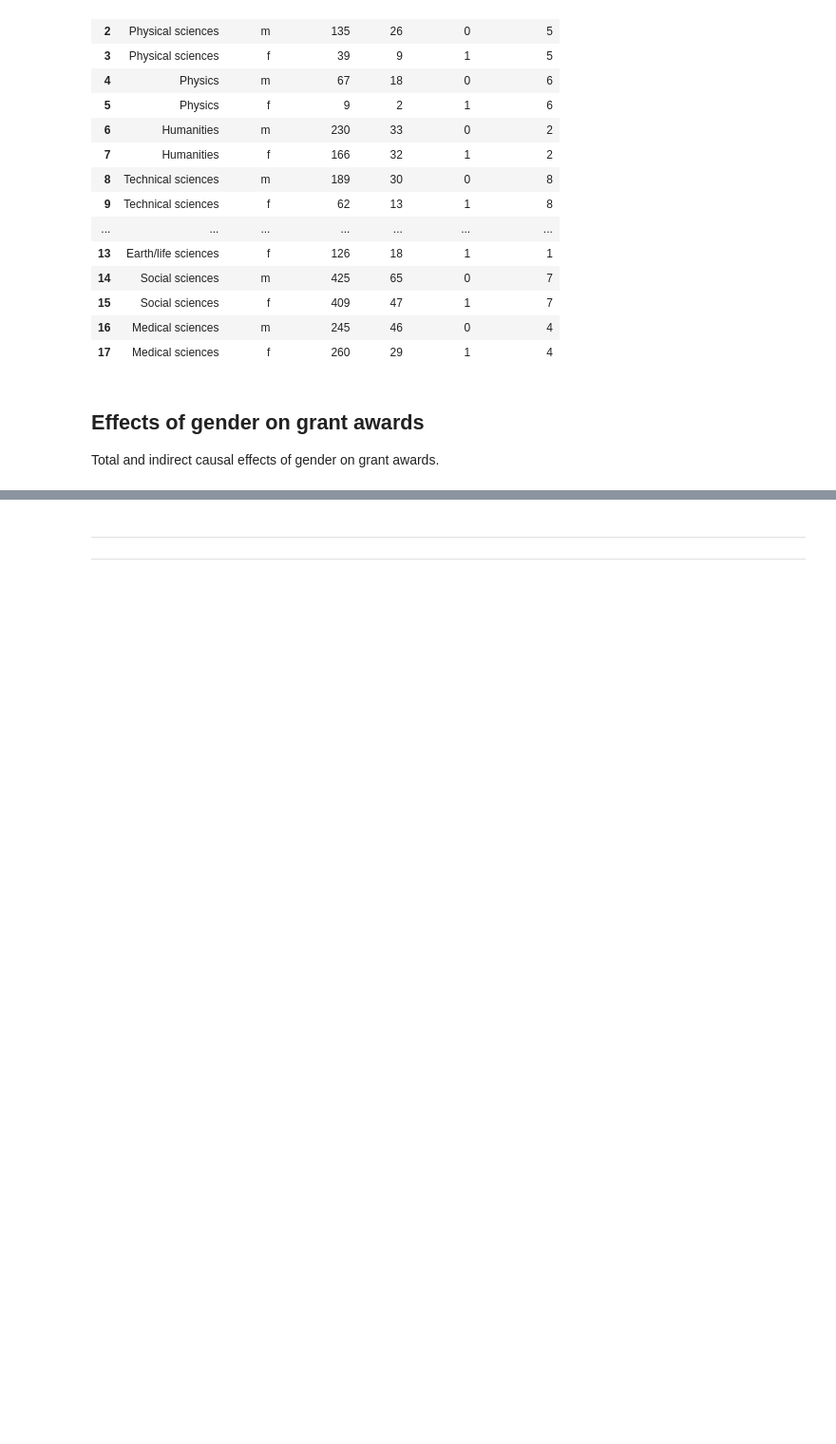
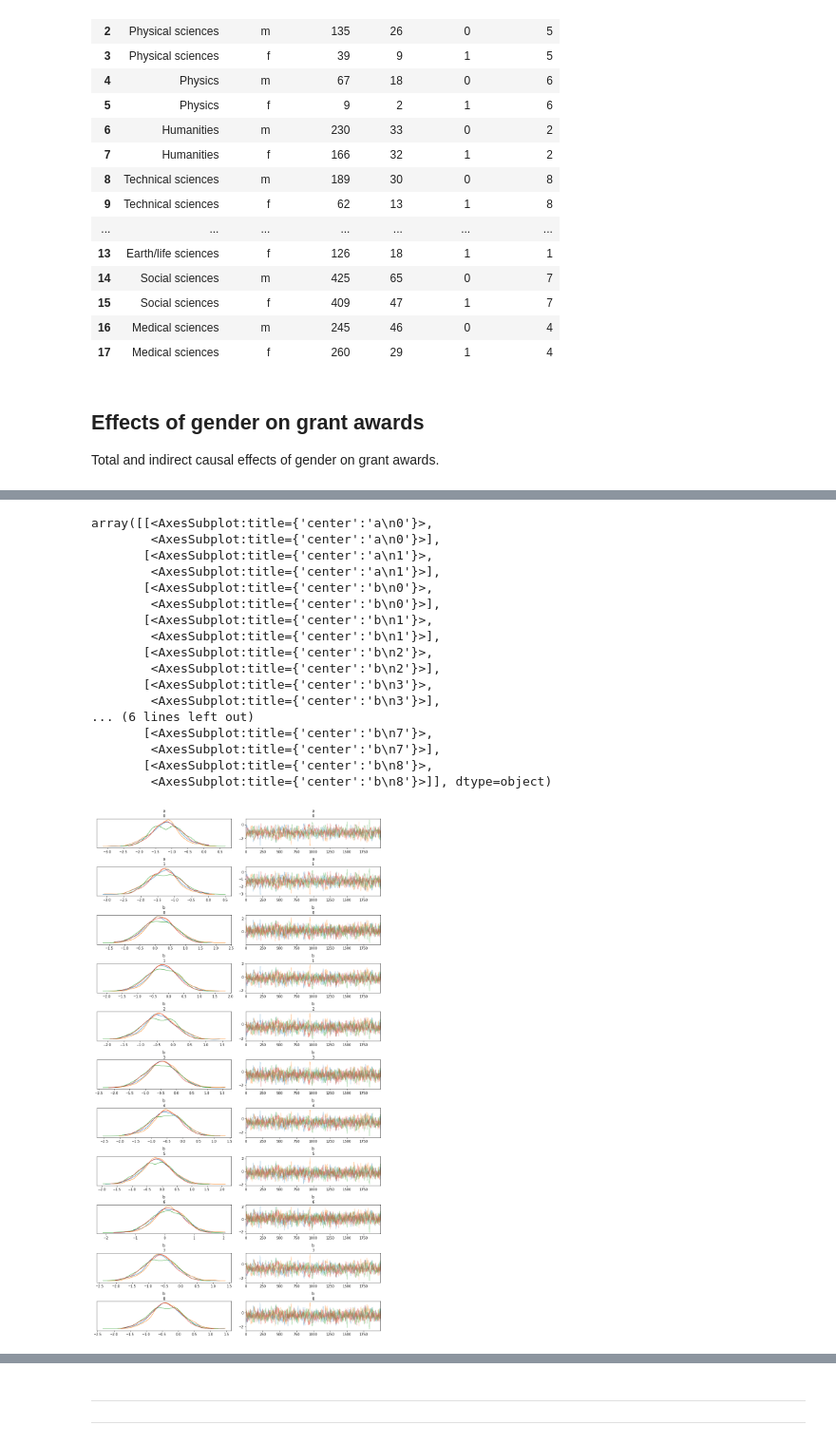
Before and after one commit to elisiojsj/Data-Science, a Jupyter notebook: homeworks_statistical_rethinking/homework_week6.ipynb, the cells around one changed output, grey strips where cells are left out. Shown at 95% size. Cells and saved outputs as stored; diff of their text form; code cells hidden in the pictures; blank space fills up the shorter version.

Commit message:
comments and second model

```diff
--- a/homeworks_statistical_rethinking/homework_week6.ipynb
+++ b/homeworks_statistical_rethinking/homework_week6.ipynb
@@ -98,0 +137,13 @@ with pm.Model() as m2:
+# %%
+with pm.Model() as m2:
+    a = pm.Normal('a', 0, 1.5, shape=len(df.gender_id.unique()))
+    b = pm.Normal('b', 0, 1.5, shape=len(df.discipline_id.unique()))
+
+    p = pm.math.invlogit(a[df.gender_id] + b[df.discipline_id])
+
+    awards = pm.Binomial('awards', n=df.applications, p=p, observed=df.awards)
+
+    #step = pm.Metropolis()
+    #m2_trace = pm.sample(5000, tune=10000, step=step)
+    m2_trace = pm.sample(2000)
+    m2_data = az.from_pymc3(m2_trace)
@@ -98,0 +158,21 @@ with pm.Model() as m2:
+# %%
+az.plot_trace(m2_trace)
+# %% [output]
+array([[<AxesSubplot:title={'center':'a\n0'}>,
+        <AxesSubplot:title={'center':'a\n0'}>],
+       [<AxesSubplot:title={'center':'a\n1'}>,
+        <AxesSubplot:title={'center':'a\n1'}>],
+       [<AxesSubplot:title={'center':'b\n0'}>,
+        <AxesSubplot:title={'center':'b\n0'}>],
+       [<AxesSubplot:title={'center':'b\n1'}>,
+        <AxesSubplot:title={'center':'b\n1'}>],
+       [<AxesSubplot:title={'center':'b\n2'}>,
+        <AxesSubplot:title={'center':'b\n2'}>],
+       [<AxesSubplot:title={'center':'b\n3'}>,
+        <AxesSubplot:title={'center':'b\n3'}>],
+... (6 lines left out)
+       [<AxesSubplot:title={'center':'b\n7'}>,
+        <AxesSubplot:title={'center':'b\n7'}>],
+       [<AxesSubplot:title={'center':'b\n8'}>,
+        <AxesSubplot:title={'center':'b\n8'}>]], dtype=object)
+[figure, added]
```
Also changed, not shown: parts of 19 cells of this notebook.
